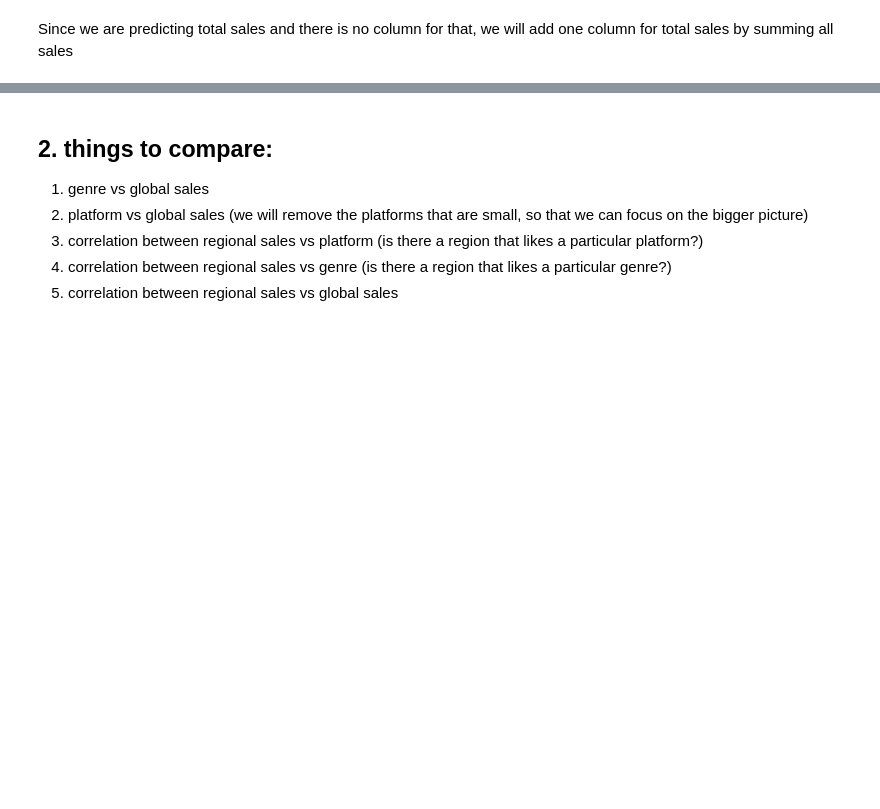
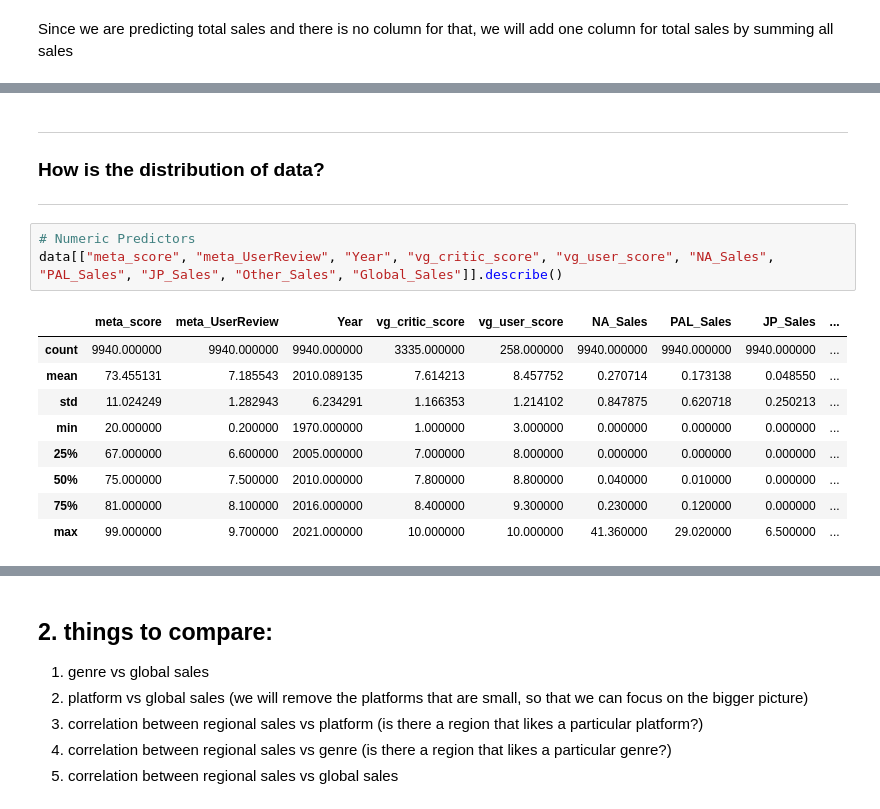
Before and after one commit to Adren98/GAME-SALES-AND-RATINGS-1015-SC3, a Jupyter notebook: EDA.ipynb, the cells around one changed output, grey strips where cells are left out. Drawn from its saved outputs; the diff is of its cells as text; blank space fills up the shorter version.

```diff
--- a/EDA.ipynb
+++ b/EDA.ipynb
@@ -189,0 +237,17 @@ memory usage: 1.4+ MB
+# %% [markdown]
+***
+### How is the distribution of data?
+***
+# %%
+# Numeric Predictors
+data[["meta_score", "meta_UserReview", "Year", "vg_critic_score", "vg_user_score", "NA_Sales", "PAL_Sales", "JP_Sales", "Other_Sales", "Global_Sales"]].describe()
+# %% [output]
+|  | meta_score | meta_UserReview | Year | vg_critic_score | vg_user_score | NA_Sales | PAL_Sales | JP_Sales | ... |
+| count | 9940.000000 | 9940.000000 | 9940.000000 | 3335.000000 | 258.000000 | 9940.000000 | 9940.000000 | 9940.000000 | ... |
+| mean | 73.455131 | 7.185543 | 2010.089135 | 7.614213 | 8.457752 | 0.270714 | 0.173138 | 0.048550 | ... |
+| std | 11.024249 | 1.282943 | 6.234291 | 1.166353 | 1.214102 | 0.847875 | 0.620718 | 0.250213 | ... |
+| min | 20.000000 | 0.200000 | 1970.000000 | 1.000000 | 3.000000 | 0.000000 | 0.000000 | 0.000000 | ... |
+| 25% | 67.000000 | 6.600000 | 2005.000000 | 7.000000 | 8.000000 | 0.000000 | 0.000000 | 0.000000 | ... |
+| 50% | 75.000000 | 7.500000 | 2010.000000 | 7.800000 | 8.800000 | 0.040000 | 0.010000 | 0.000000 | ... |
+| 75% | 81.000000 | 8.100000 | 2016.000000 | 8.400000 | 9.300000 | 0.230000 | 0.120000 | 0.000000 | ... |
+| max | 99.000000 | 9.700000 | 2021.000000 | 10.000000 | 10.000000 | 41.360000 | 29.020000 | 6.500000 | ... |
```
Also changed, not shown: parts of 25 cells of this notebook, 3 other files.
